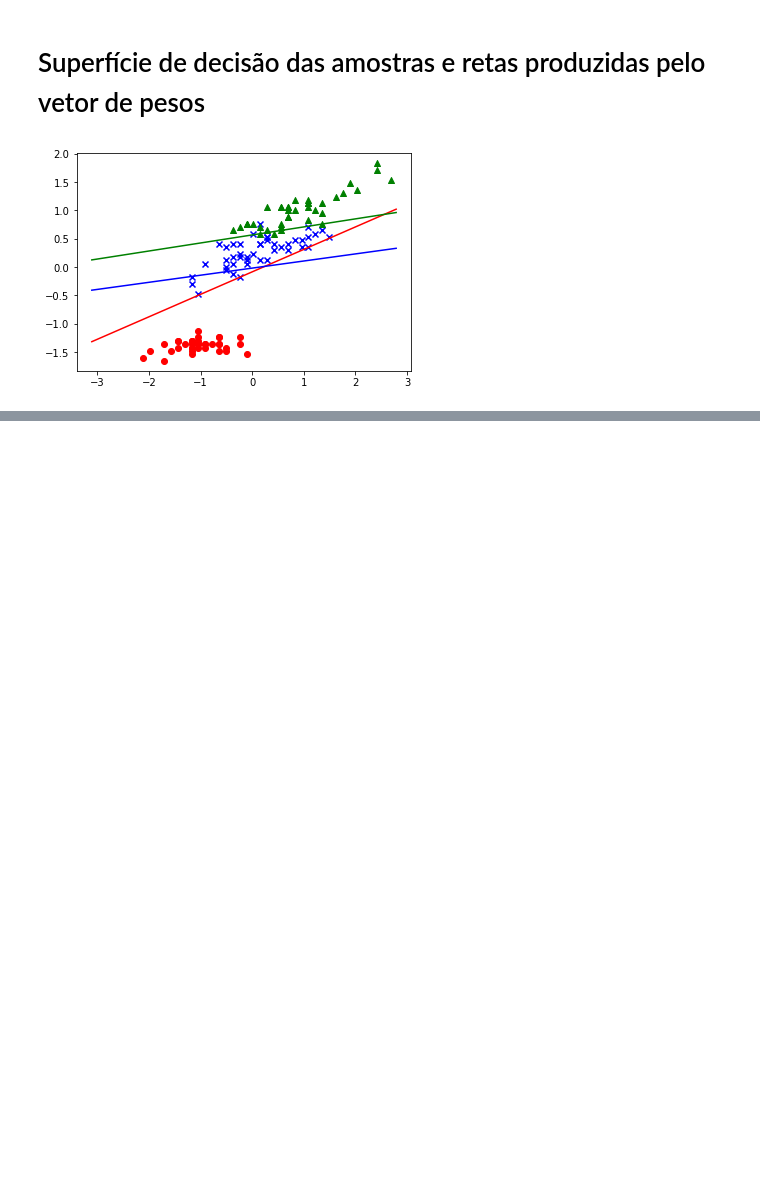
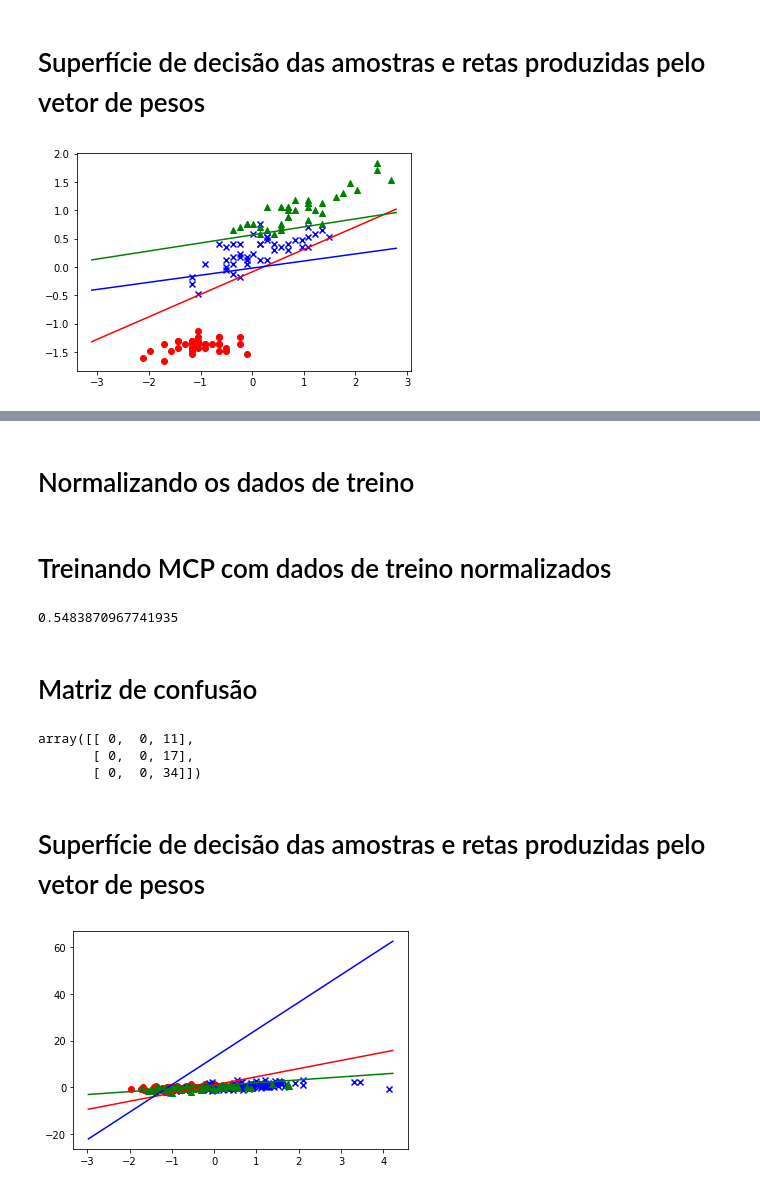
Before and after one commit to cacajr/RNA, a Jupyter notebook: exercises_3.ipynb, the cells around one changed output, grey strips where cells are left out. Cells and saved outputs as stored; diff of their text form; code cells hidden in the pictures; blank space fills up the shorter version.

```diff
--- a/exercises_3.ipynb
+++ b/exercises_3.ipynb
@@ -100,0 +211,80 @@ plt.show()
+# %%
+from sklearn.model_selection import train_test_split
+
+X_train, X_test, y_train, y_test = train_test_split(X, y, test_size = 0.2)
+# %% [markdown]
+# Normalizando os dados de treino
+# %%
+from sklearn.preprocessing import StandardScaler
+
+X_train_scaler = StandardScaler().fit_transform(X_train)
+X_train_scaler = pd.DataFrame(X_train_scaler, columns = X_train.columns) # convertendo para DF
+# %% [markdown]
+# Treinando MCP com dados de treino normalizados
+# %%
+from mcp.mcp import MCP
+
+cls_mcp = MCP()
+cls_mcp.fit(X_train_scaler, y_train)
+cls_mcp.score(X_test, y_test)
+# %% [output]
+0.5483870967741935
+# %% [markdown]
+# Matriz de confusão
+# %%
+from sklearn.metrics import confusion_matrix
+
+y_pred = [
+    cls_mcp.predict(x)
+    for x in X_test.values
+]
+
+conf_matrix = confusion_matrix(y_test, y_pred)
+'''
+...
+'''
+conf_matrix
+# %% [output]
+array([[ 0,  0, 11],
+       [ 0,  0, 17],
+       [ 0,  0, 34]])
+# %% [markdown]
+# Superfície de decisão das amostras e retas produzidas pelo vetor de pesos
+# %%
+from matplotlib import pyplot as plt
+from sklearn.preprocessing import StandardScaler
+import numpy as np
+
+data = X_train_scaler[:][:].values
+percetrons_weights = cls_mcp.get_weights()
+
+x_ax = np.arange(data[: ,0].min()-1, data[: ,1].max()+1, 0.1)
+w1 = percetrons_weights[0][1]
+w2 = percetrons_weights[0][2]
+b = percetrons_weights[0][0]
+plt.plot(x_ax, -w1*x_ax/w2 + b/w2, color='red')
+
+w1 = percetrons_weights[1][1]
+w2 = percetrons_weights[1][2]
+b = percetrons_weights[1][0]
+plt.plot(x_ax, -w1*x_ax/w2 + b/w2, color='blue')
+
+
+w1 = percetrons_weights[2][1]
+w2 = percetrons_weights[2][2]
+b = percetrons_weights[2][0]
+plt.plot(x_ax, -w1*x_ax/w2 + b/w2, color='green')
+
+dh = np.where(y_train == 'DH')
+sl = np.where(y_train == 'SL')
+no = np.where(y_train == 'NO')
+plt.scatter(data[dh, 0], data[dh, 1],
+            color='red', marker='o', label='dh')
+plt.scatter(data[sl, 0], data[sl, 1],
+            color='blue', marker='x', label='sl')
+plt.scatter(data[no, 0], data[no, 1],
+            color='green', marker='^', label='no')
+
+plt.show()
+# %% [output]
+[figure, added]
```
Also changed, not shown: parts of 22 cells of this notebook, 5 other files.
